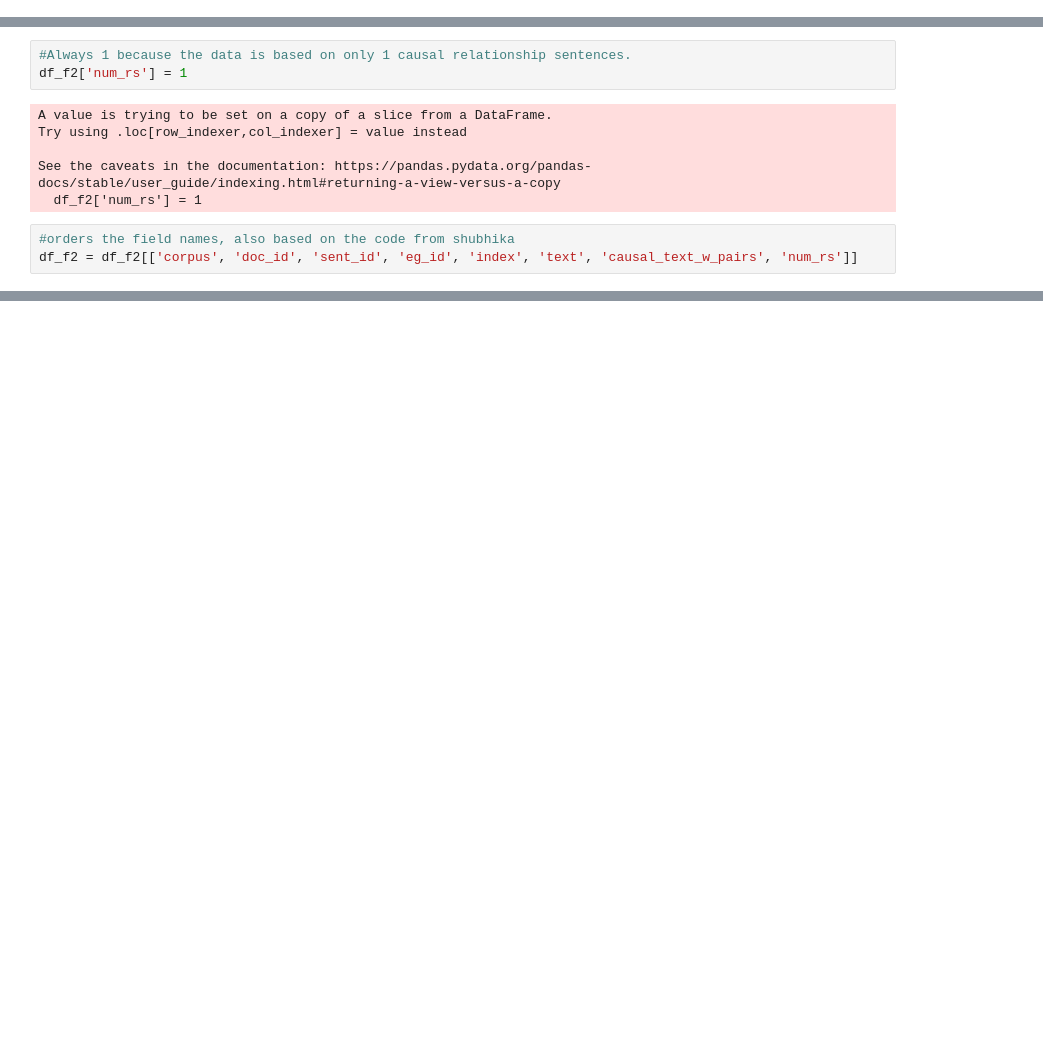
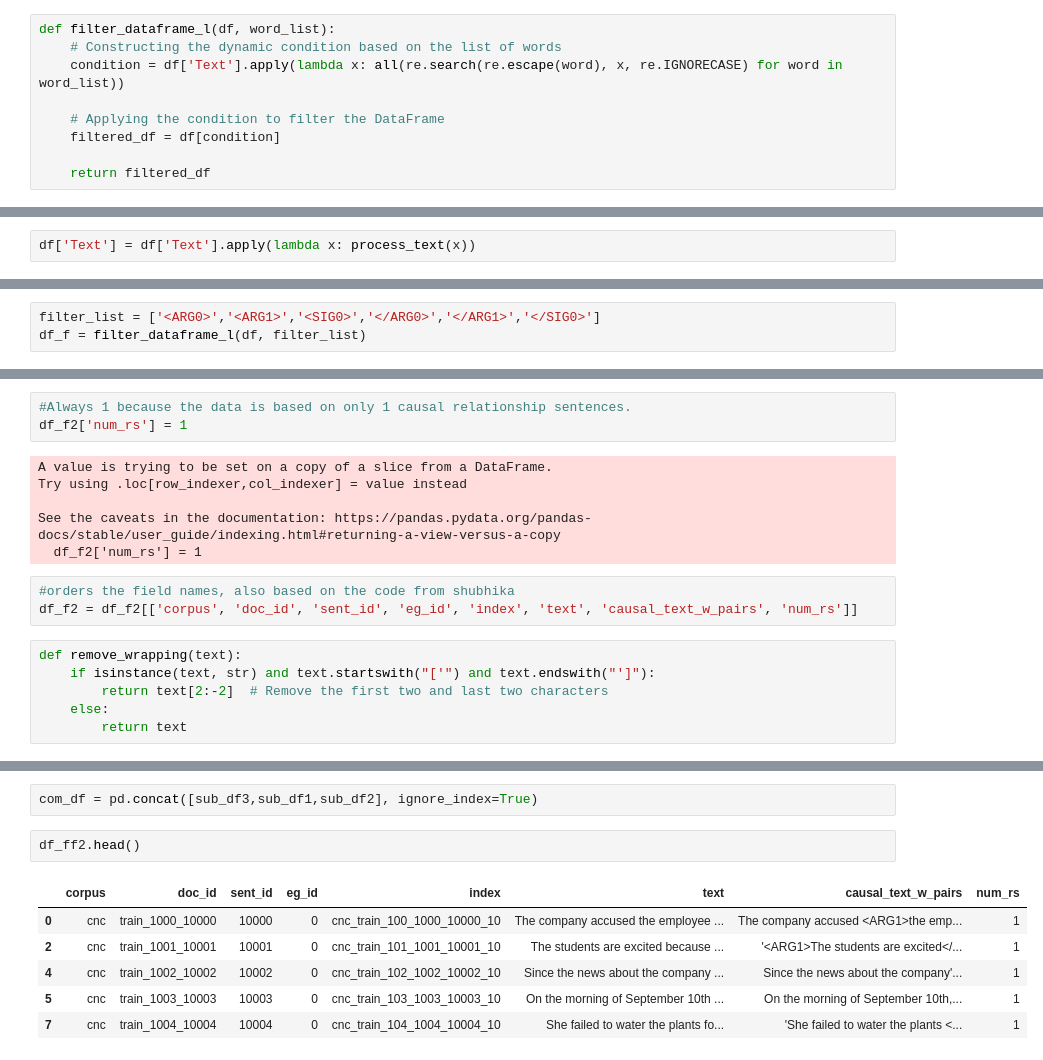
Before and after one commit to manmclir/Socio-political-Semester-Project, a Jupyter notebook: Cleanup_ChatGPT.ipynb, the cells around one changed output, grey strips where cells are left out. Drawn from its saved outputs; the diff is of its cells as text; blank space fills up the shorter version.

```diff
--- a/Cleanup_ChatGPT.ipynb
+++ b/Cleanup_ChatGPT.ipynb
@@ -26,0 +36,9 @@ def filter_dataframe(df, word_one, word_two):
+# %%
+def filter_dataframe_l(df, word_list):
+    # Constructing the dynamic condition based on the list of words
+    condition = df['Text'].apply(lambda x: all(re.search(re.escape(word), x, re.IGNORECASE) for word in word_list))
+
+    # Applying the condition to filter the DataFrame
+    filtered_df = df[condition]
+
+    return filtered_df
@@ -26,0 +91,2 @@ def filter_dataframe(df, word_one, word_two):
+# %%
+df['Text'] = df['Text'].apply(lambda x: process_text(x))
@@ -30,3 +100,6 @@ df_f = filter_dataframe(df,'<ARG0>', '<ARG1>')
+# %%
+filter_list = ['<ARG0>','<ARG1>','<SIG0>','</ARG0>','</ARG1>','</SIG0>']
+df_f = filter_dataframe_l(df, filter_list)
 # %%
 len(df_f)
 # %% [output]
@@ -143,3 +211,9 @@ See the caveats in the documentation: https://pandas.pydata.org/pandas-docs/stab
 # %%
 #orders the field names, also based on the code from shubhika
 df_f2 = df_f2[['corpus', 'doc_id', 'sent_id', 'eg_id', 'index', 'text', 'causal_text_w_pairs', 'num_rs']]
+# %%
+def remove_wrapping(text):
+    if isinstance(text, str) and text.startswith("['") and text.endswith("']"):
+        return text[2:-2]  # Remove the first two and last two characters
+    else:
+        return text
@@ -147,0 +599,11 @@ df_f2.to_csv('CNC_chatgpt_output.csv', index=None)
+# %%
+com_df = pd.concat([sub_df3,sub_df1,sub_df2], ignore_index=True)
+# %%
+df_ff2.head()
+# %% [output]
+|  | corpus | doc_id | sent_id | eg_id | index | text | causal_text_w_pairs | num_rs |
+| 0 | cnc | train_1000_10000 | 10000 | 0 | cnc_train_100_1000_10000_10 | The company accused the employee ... | The company accused <ARG1>the emp... | 1 |
+| 2 | cnc | train_1001_10001 | 10001 | 0 | cnc_train_101_1001_10001_10 | The students are excited because ... | '<ARG1>The students are excited</... | 1 |
+| 4 | cnc | train_1002_10002 | 10002 | 0 | cnc_train_102_1002_10002_10 | Since the news about the company ... | Since the news about the company'... | 1 |
+| 5 | cnc | train_1003_10003 | 10003 | 0 | cnc_train_103_1003_10003_10 | On the morning of September 10th ... | On the morning of September 10th,... | 1 |
+| 7 | cnc | train_1004_10004 | 10004 | 0 | cnc_train_104_1004_10004_10 | She failed to water the plants fo... | 'She failed to water the plants <... | 1 |
```
Also changed, not shown: parts of 64 cells of this notebook.
